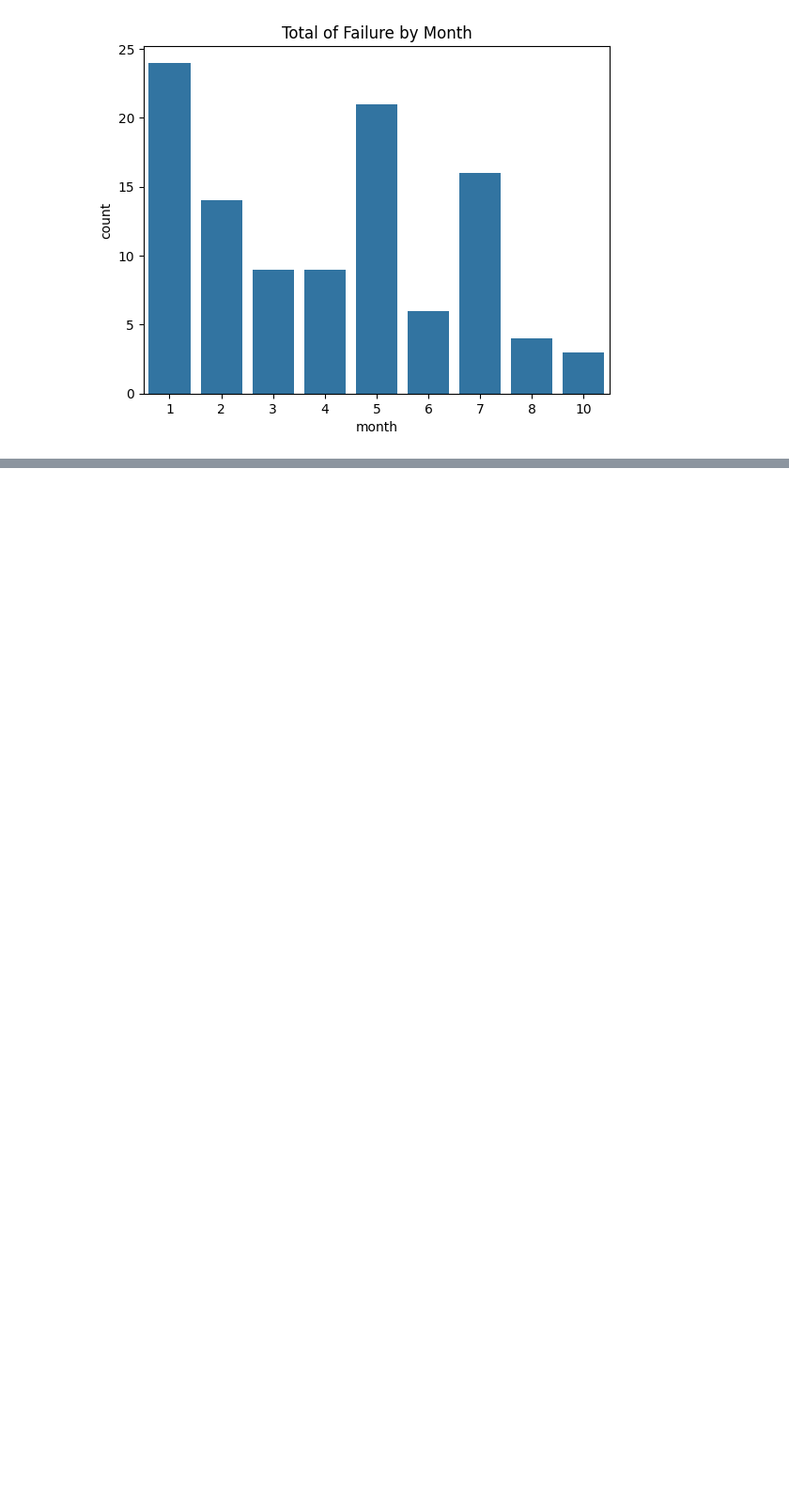
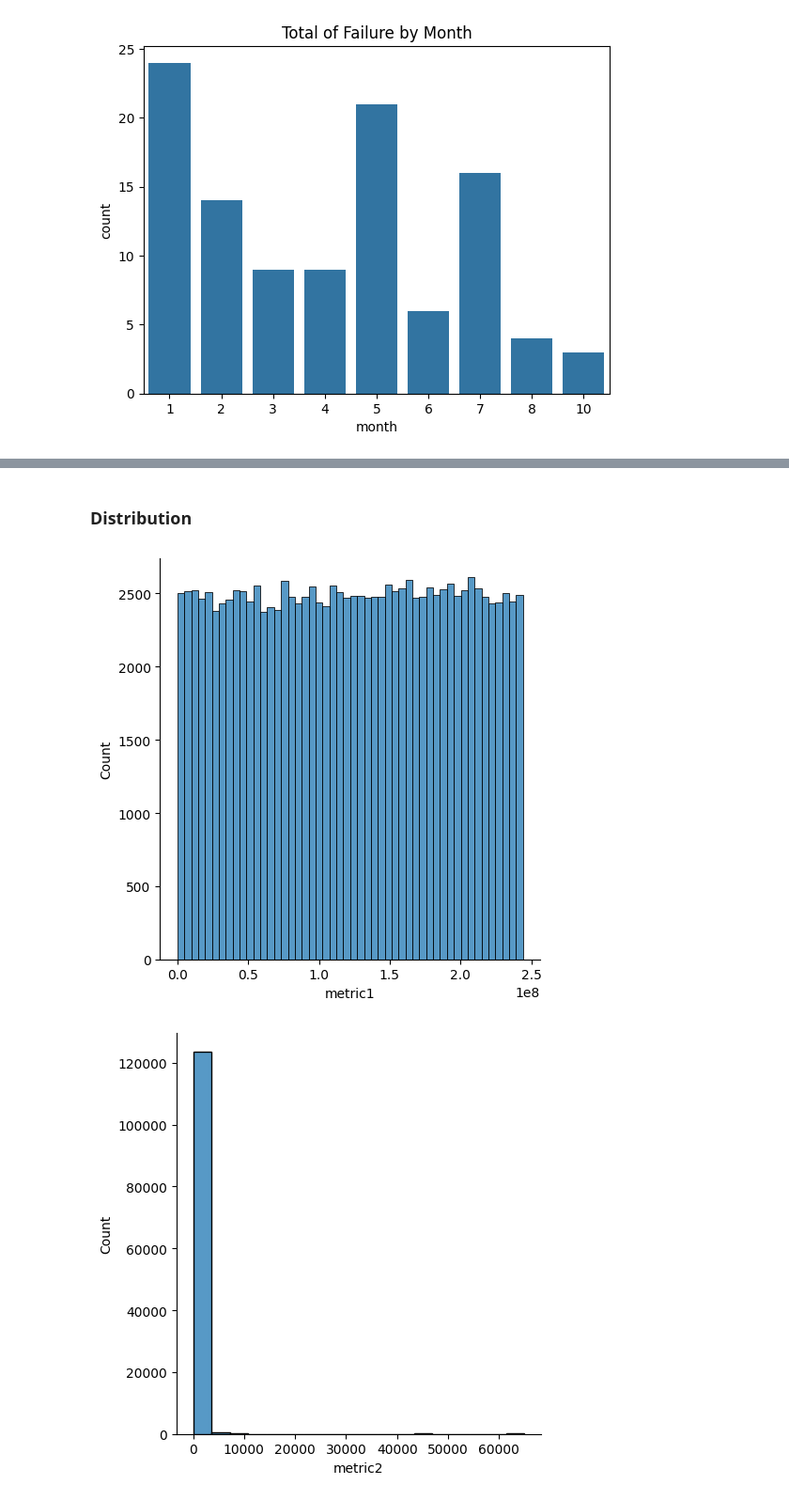
Before and after one commit to imranfadhil/our-learnings, a Jupyter notebook: K1_reliability_analysis.ipynb, the cells around one changed output, grey strips where cells are left out. Shown at 94% size. Cells and saved outputs as stored; diff of their text form; code cells hidden in the pictures; blank space fills up the shorter version.

```diff
--- a/K1_reliability_analysis.ipynb
+++ b/K1_reliability_analysis.ipynb
@@ -204,0 +235,10 @@ plt.show()
+# %% [markdown]
+### Distribution
+# %%
+filtered_columns = [col for col in df.columns if col.startswith("metric")]
+for col in filtered_columns:
+    sns.displot(x = df[col])
+plt.show()
+# %% [output]
+[figure, added]
+[figure, added]
```
Also changed, not shown: parts of 22 cells of this notebook.
